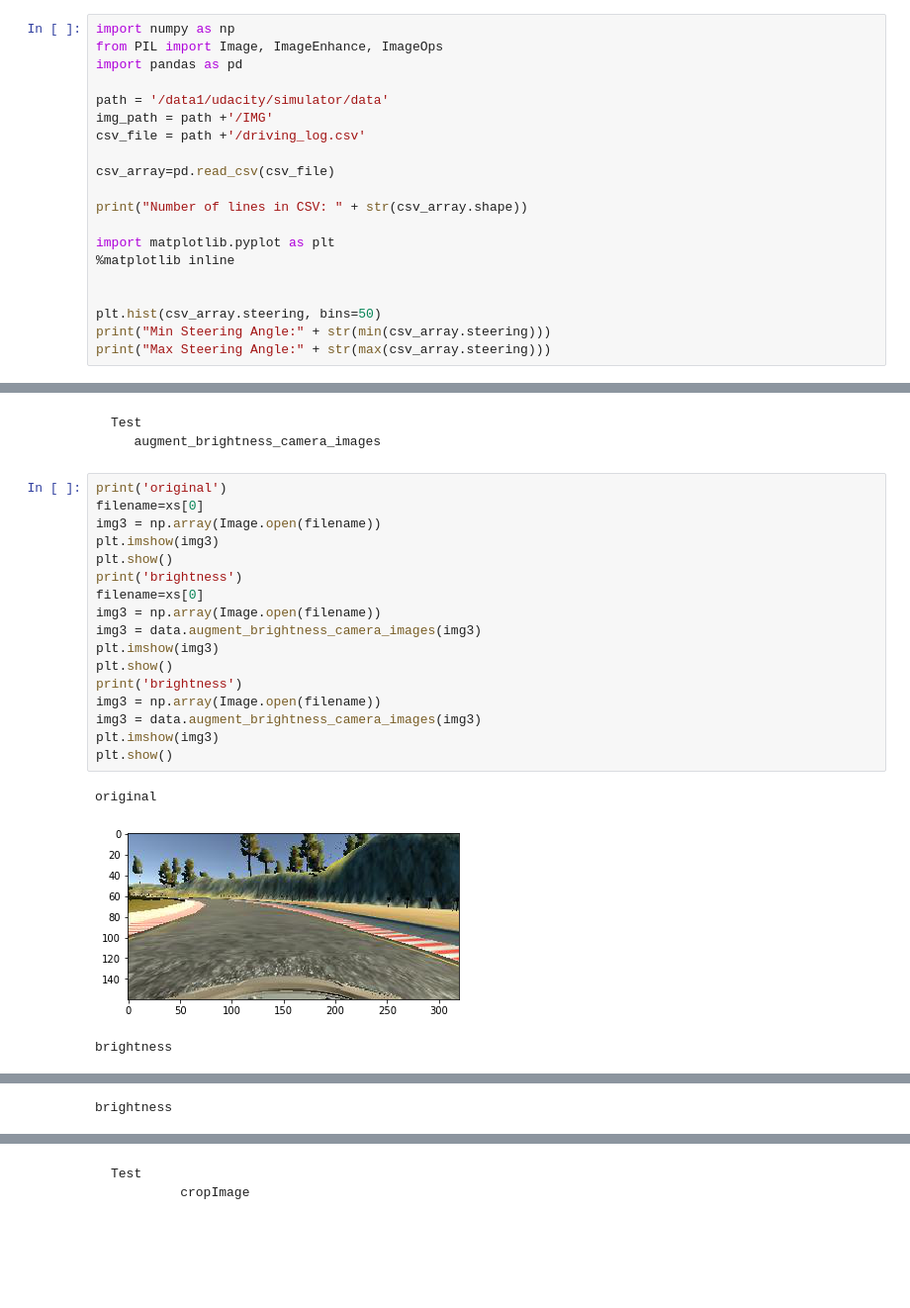
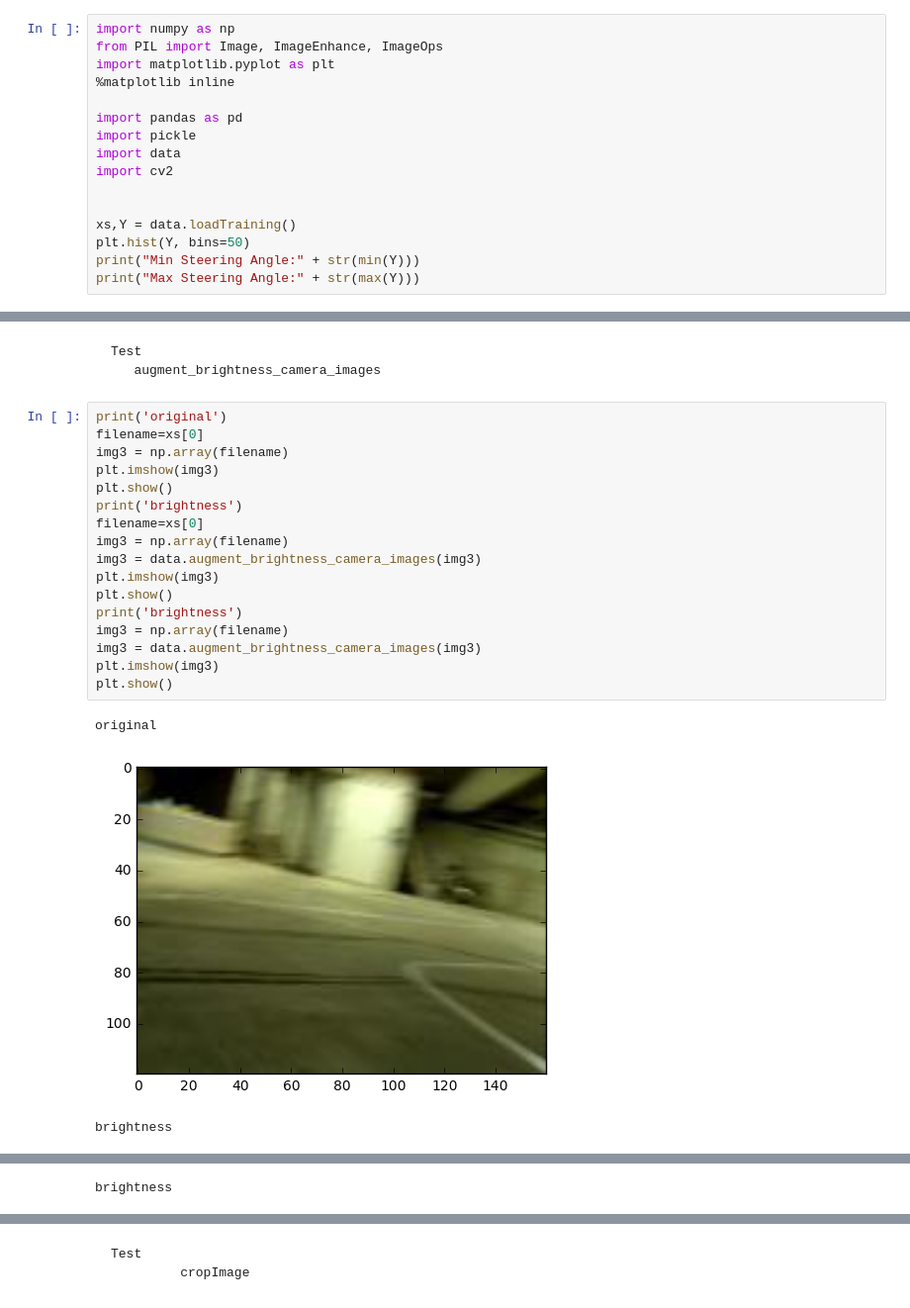
Before and after one commit to alanswx/CarND-Behavioral-Cloning-P3, a Jupyter notebook: DataExplorer.ipynb, the cells around one changed output, grey strips where cells are left out. Shown at 99% size. Saved outputs shown, nothing was run; the diff lists cells and outputs as text; blank space fills up the shorter version.

```diff
--- a/DataExplorer.ipynb
+++ b/DataExplorer.ipynb
@@ -1,21 +30,17 @@
 # %%
 import numpy as np
 from PIL import Image, ImageEnhance, ImageOps
-import pandas as pd
-
-path = '/data1/udacity/simulator/data'
-img_path = path +'/IMG'
-csv_file = path +'/driving_log.csv'
-
-csv_array=pd.read_csv(csv_file)
-
-print("Number of lines in CSV: " + str(csv_array.shape))
-
 import matplotlib.pyplot as plt
 %matplotlib inline
 
+import pandas as pd
+import pickle
+import data
+import cv2
 
-plt.hist(csv_array.steering, bins=50)
-print("Min Steering Angle:" + str(min(csv_array.steering)))
-print("Max Steering Angle:" + str(max(csv_array.steering)))
+
+xs,Y = data.loadTraining()
+plt.hist(Y, bins=50)
+print("Min Steering Angle:" + str(min(Y)))
+print("Max Steering Angle:" + str(max(Y)))
 # %% [output]
@@ -128,21 +231,21 @@ displayRowOfImages(xs[3])
 # %%
 print('original')
 filename=xs[0]
-img3 = np.array(Image.open(filename))
+img3 = np.array(filename)
 plt.imshow(img3)
 plt.show()
 print('brightness')
 filename=xs[0]
-img3 = np.array(Image.open(filename))
+img3 = np.array(filename)
 img3 = data.augment_brightness_camera_images(img3)
 plt.imshow(img3)
 plt.show()
 print('brightness')
-img3 = np.array(Image.open(filename))
+img3 = np.array(filename)
 img3 = data.augment_brightness_camera_images(img3)
 plt.imshow(img3)
 plt.show()
 # %% [output]
 original
-[figure, old version]
+[figure, new version]
 brightness
```
Also changed, not shown: parts of 12 cells of this notebook, 5 other files.
